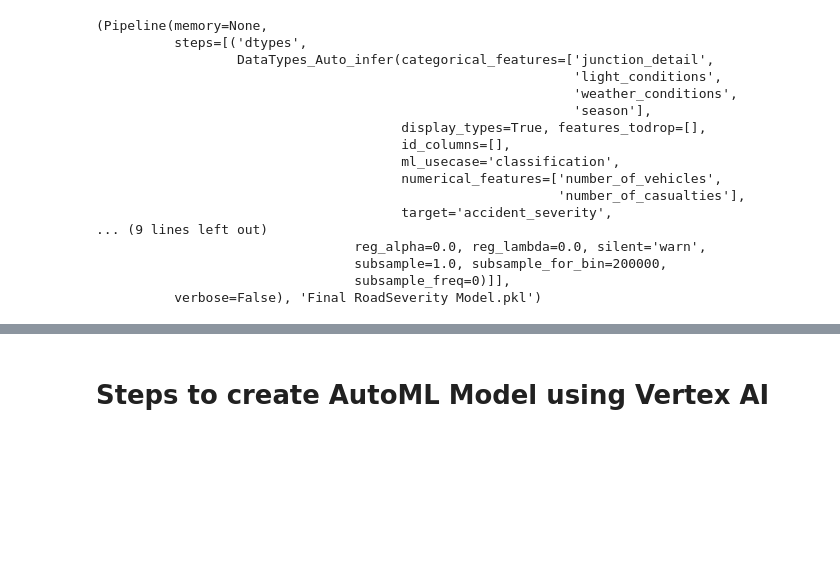
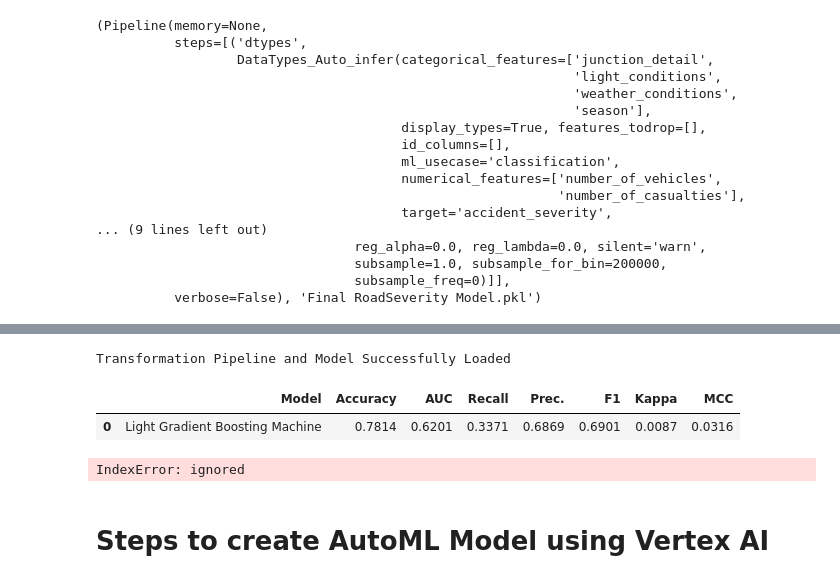
Before and after one commit to rahyu92/data-science-project, a Jupyter notebook: capstone/code/2_Model_Classifcation_Road_Severity.ipynb, the cells around one changed output, grey strips where cells are left out. Saved outputs shown, nothing was run; the diff lists cells and outputs as text; code cells hidden in the pictures; blank space fills up the shorter version.

```diff
--- a/capstone/code/2_Model_Classifcation_Road_Severity.ipynb
+++ b/capstone/code/2_Model_Classifcation_Road_Severity.ipynb
@@ -271,3 +313,14 @@ Transformation Pipeline and Model Successfully Saved
+# %%
+mod_load= load_model('Final RoadSeverity Model', platform = 'gcp', authentication = {'project' : 'sunlit-gamma-333001', 'bucket' : 'pycaret-accident-severity'})
+#load model from GCP to check
+# %% [output]
+Transformation Pipeline and Model Successfully Loaded
+# %%
+predict_model(mod_load)
+# %% [output]
+|  | Model | Accuracy | AUC | Recall | Prec. | F1 | Kappa | MCC |
+| 0 | Light Gradient Boosting Machine | 0.7814 | 0.6201 | 0.3371 | 0.6869 | 0.6901 | 0.0087 | 0.0316 |
+IndexError: ignored
 # %% [markdown]
 # Steps to create AutoML Model using Vertex AI
 # %% [markdown]
```
Also changed, not shown: parts of 24 cells of this notebook.
